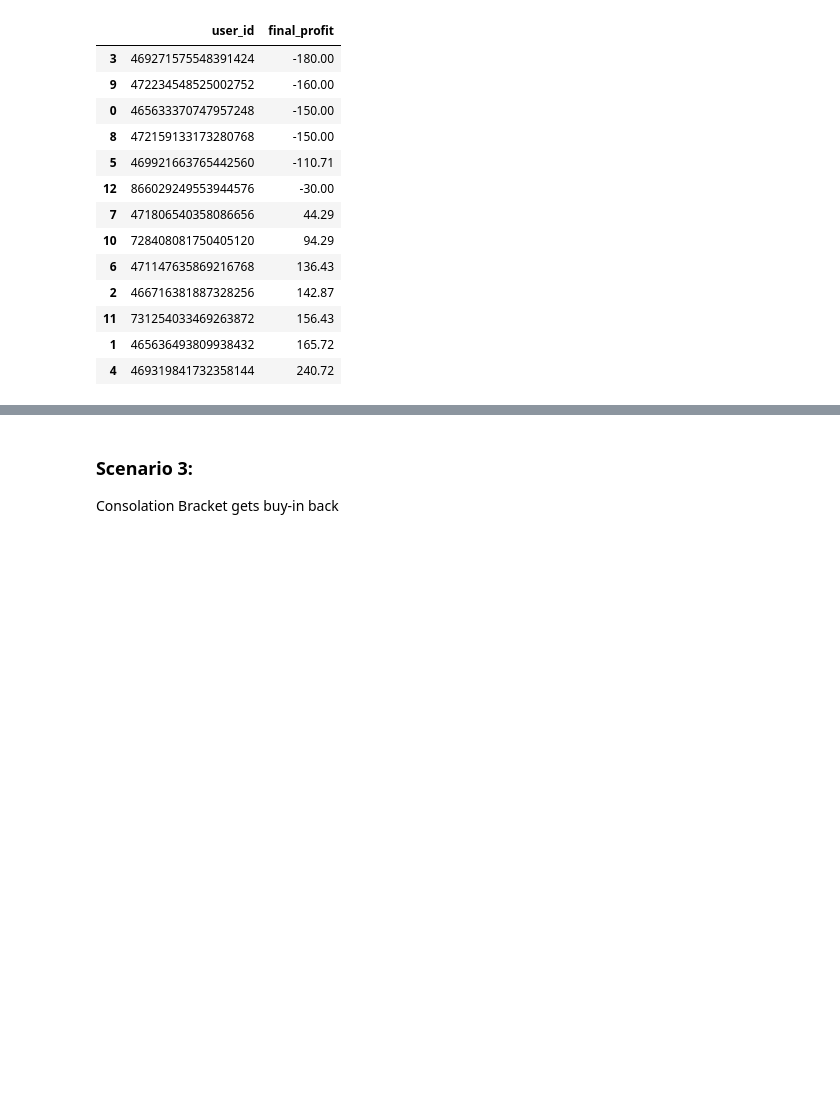
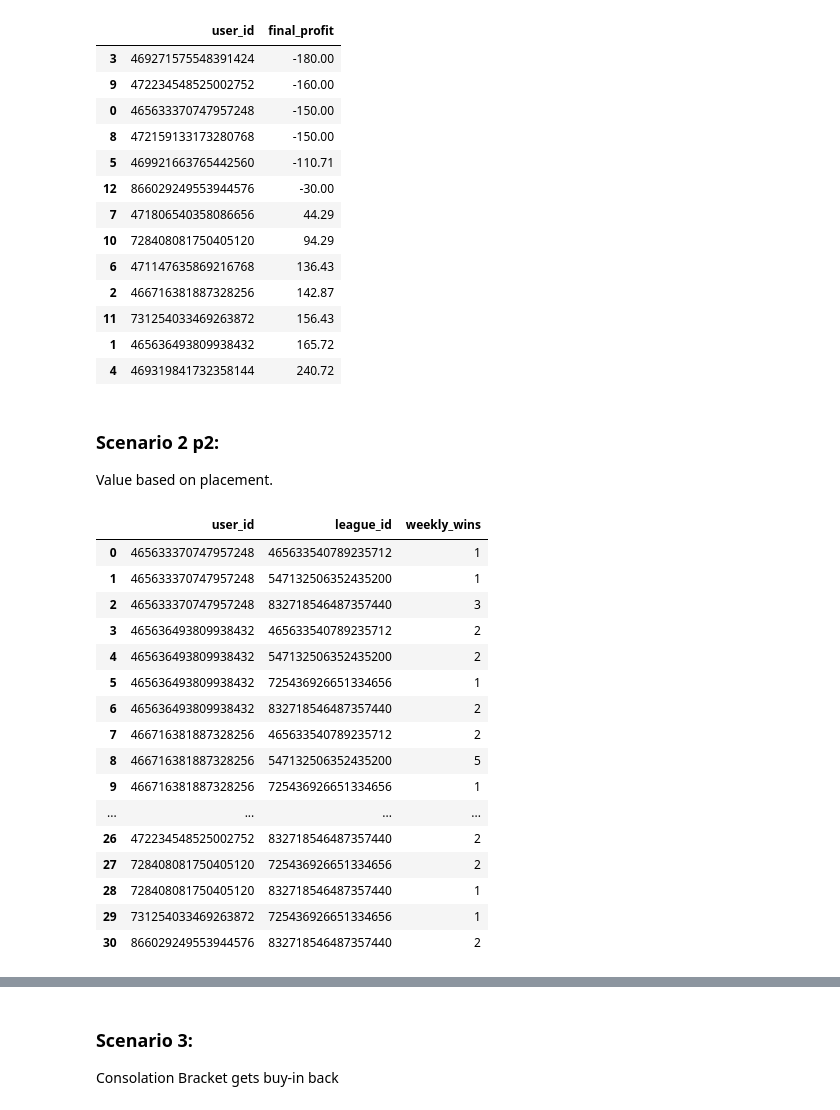
Before and after one commit to smlederer/ff_etl, a Jupyter notebook: buy_in_analysis/profit_scenarios.ipynb, the cells around one changed output, grey strips where cells are left out. Saved outputs shown, nothing was run; the diff lists cells and outputs as text; code cells hidden in the pictures; blank space fills up the shorter version.

Commit message:
updated scenario 2

```diff
--- a/buy_in_analysis/profit_scenarios.ipynb
+++ b/buy_in_analysis/profit_scenarios.ipynb
@@ -180,3 +168,35 @@ s2_profit_table[['user_id','final_profit']].sort_values('final_profit')
 | 11 | 731254033469263872 | 156.43 |
 | 1 | 465636493809938432 | 165.72 |
 | 4 | 469319841732358144 | 240.72 |
+# %% [markdown]
+### Scenario 2 p2:
+Value based on placement.
+# %%
+s2_weekly_win_verbose = query('''select mu.user_id_root as user_id, mu.league_id, count(distinct mu.week+mu.league_id) as weekly_wins
+from test.matchup mu
+join (
+select season, week,MAX(points_root) as highest_score
+from test.matchup
+group by 1,2) hs on hs.season = mu.season and hs.week = mu.week
+where mu.points_root=highest_score
+group by 1,2''')
+s2_weekly_win_verbose['user_id'] = s2_weekly_win_verbose['user_id'].astype('int64')
+s2_weekly_win_verbose
+# %% [output]
+|  | user_id | league_id | weekly_wins |
+| 0 | 465633370747957248 | 465633540789235712 | 1 |
+| 1 | 465633370747957248 | 547132506352435200 | 1 |
+| 2 | 465633370747957248 | 832718546487357440 | 3 |
+| 3 | 465636493809938432 | 465633540789235712 | 2 |
+| 4 | 465636493809938432 | 547132506352435200 | 2 |
+| 5 | 465636493809938432 | 725436926651334656 | 1 |
+| 6 | 465636493809938432 | 832718546487357440 | 2 |
+| 7 | 466716381887328256 | 465633540789235712 | 2 |
+| 8 | 466716381887328256 | 547132506352435200 | 5 |
+| 9 | 466716381887328256 | 725436926651334656 | 1 |
+| ... | ... | ... | ... |
+| 26 | 472234548525002752 | 832718546487357440 | 2 |
+| 27 | 728408081750405120 | 725436926651334656 | 2 |
+| 28 | 728408081750405120 | 832718546487357440 | 1 |
+| 29 | 731254033469263872 | 725436926651334656 | 1 |
+| 30 | 866029249553944576 | 832718546487357440 | 2 |
```
Also changed, not shown: parts of 4 cells of this notebook, 2 other files.
